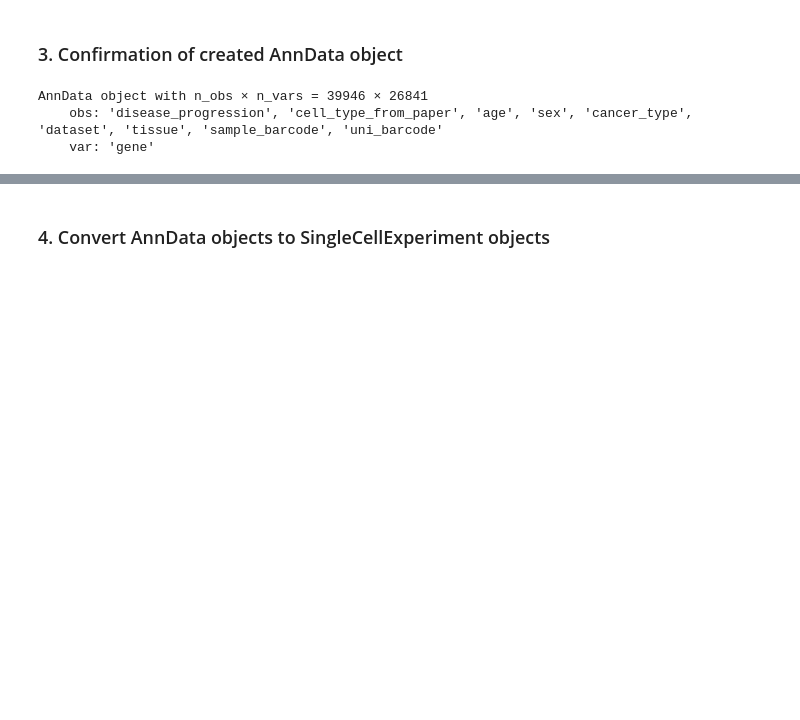
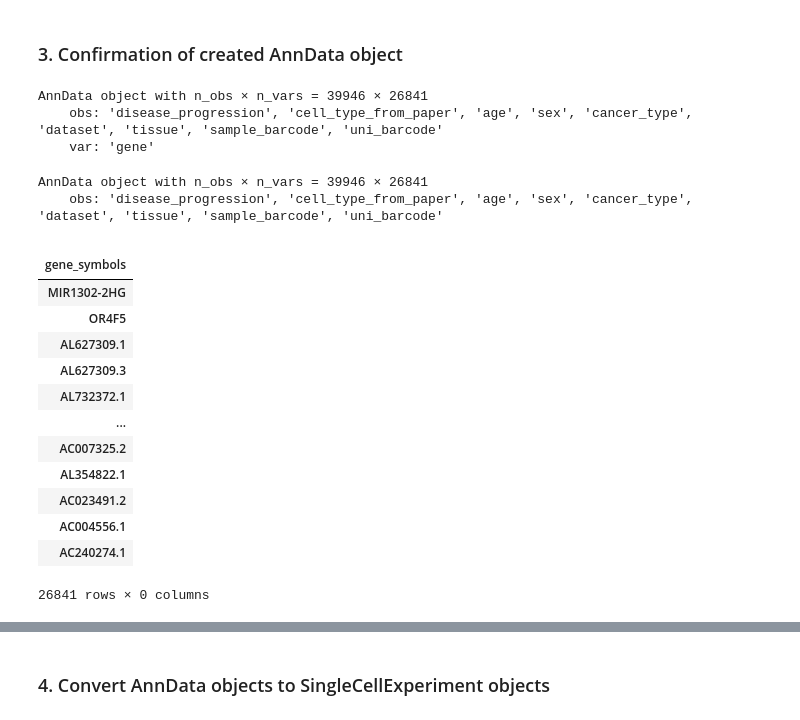
Before and after one commit to tuonglab/pan-paedcancer-scrnaseq, a Jupyter notebook: notebooks/GSE155446.ipynb, the cells around one changed output, grey strips where cells are left out. Cells and saved outputs as stored; diff of their text form; code cells hidden in the pictures; blank space fills up the shorter version.

Commit message:
update the index of .var for GSE155446

```diff
--- a/notebooks/GSE155446.ipynb
+++ b/notebooks/GSE155446.ipynb
@@ -193,3 +193,11 @@ print(sample)
 AnnData object with n_obs × n_vars = 39946 × 26841
     obs: 'disease_progression', 'cell_type_from_paper', 'age', 'sex', 'cancer_type', 'dataset', 'tissue', 'sample_barcode', 'uni_barcode'
     var: 'gene'
+# %%
+sample.var.set_index('gene', drop=True, inplace=True)
+sample.var.rename_axis('gene_symbols', inplace=True)
+
+sample
+# %% [output]
+AnnData object with n_obs × n_vars = 39946 × 26841
+    obs: 'disease_progression', 'cell_type_from_paper', 'age', 'sex', 'cancer_type', 'dataset', 'tissue', 'sample_barcode', 'uni_barcode'
@@ -195,0 +206,17 @@ AnnData object with n_obs × n_vars = 39946 × 26841
+# %%
+sample.var
+# %% [output]
+|  |
+| gene_symbols |
+| MIR1302-2HG |
+| OR4F5 |
+| AL627309.1 |
+| AL627309.3 |
+| AL732372.1 |
+| ... |
+| AC007325.2 |
+| AL354822.1 |
+| AC023491.2 |
+| AC004556.1 |
+| AC240274.1 |
+26841 rows × 0 columns
```
Also changed, not shown: parts of 3 cells of this notebook.
